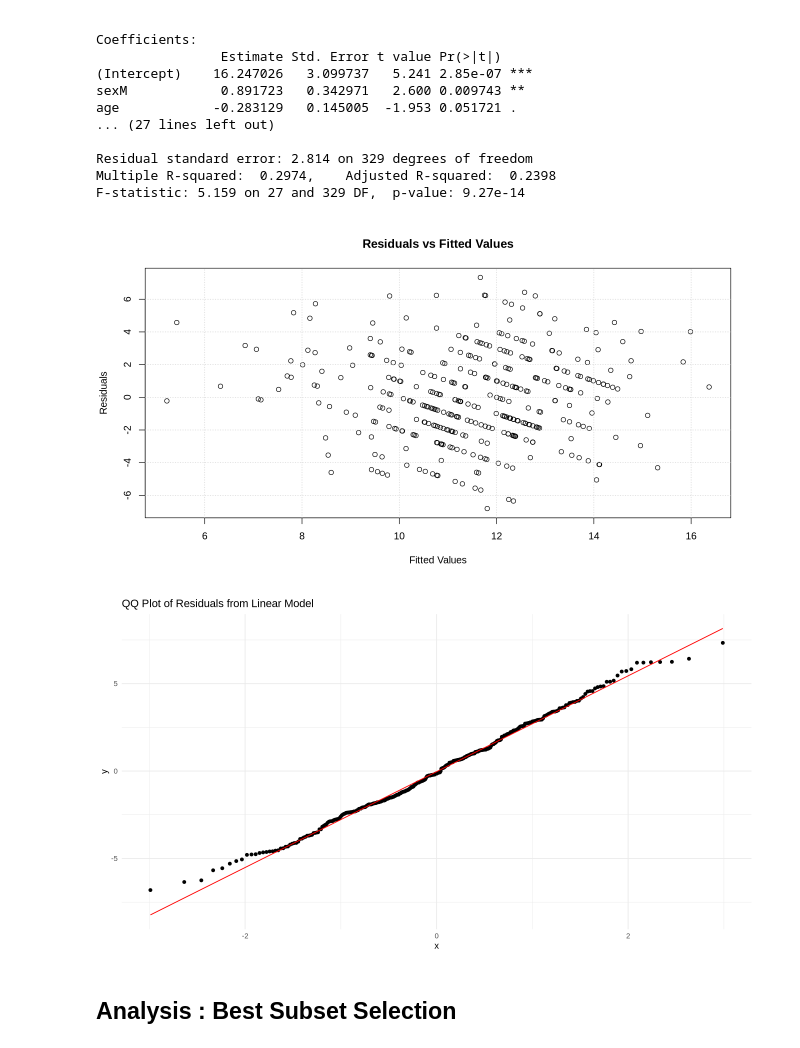
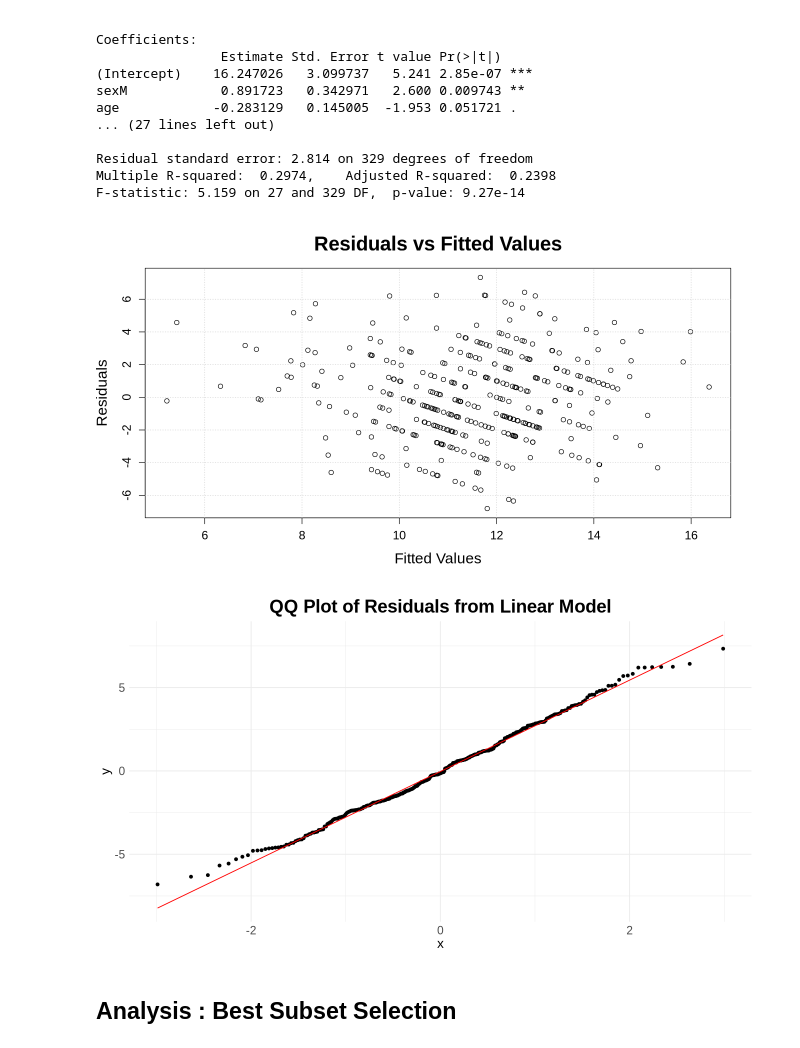
Before and after one commit to svnxxa/STAT-306-Group-Project, a Jupyter notebook: STAT 306 Final Report.ipynb, the cells around one changed output. Saved outputs shown, nothing was run; the diff lists cells and outputs as text; code cells hidden in the pictures.

```diff
--- a/STAT 306 Final Report.ipynb
+++ b/STAT 306 Final Report.ipynb
@@ -193,20 +181,27 @@ F-statistic: 5.159 on 27 and 329 DF,  p-value: 9.27e-14
 # %%
 plot(linear_model$fitted.values, linear_model$residuals,
      xlab = "Fitted Values",
      ylab = "Residuals",
-     main = "Residuals vs Fitted Values")
+     main = "Residuals vs Fitted Values",
+     cex.lab = 1.5, # Increase label text size
+     cex.axis = 1.2,
+     cex.main = 2) # Increase axis text size
+# title (main = "Residuals vs Fitted Values", line = -1, cex.main = 2)
 grid()
 
 library(ggplot2)
 residuals_df <- data.frame(Residuals = residuals(linear_model))
 ggplot(residuals_df, aes(sample=Residuals)) +
   stat_qq() +
   stat_qq_line(color = "red") +
   ggtitle("QQ Plot of Residuals from Linear Model") +
-  theme_minimal()
+  theme_minimal() +
+  theme(plot.title = element_text(hjust = 0.5, size = 22, face = "bold"), # Center title and increase size
+        axis.title = element_text(size = 16), # Increase axis label text size
+        axis.text = element_text(size = 14)) # Increase axis text size
 # %% [output]
-[figure, old version]
+[figure, new version]
-[figure, old version]
+[figure, new version]
 # %% [markdown]
 ## Analysis : Best Subset Selection
 # %%
```
Also changed, not shown: parts of 6 cells of this notebook.
